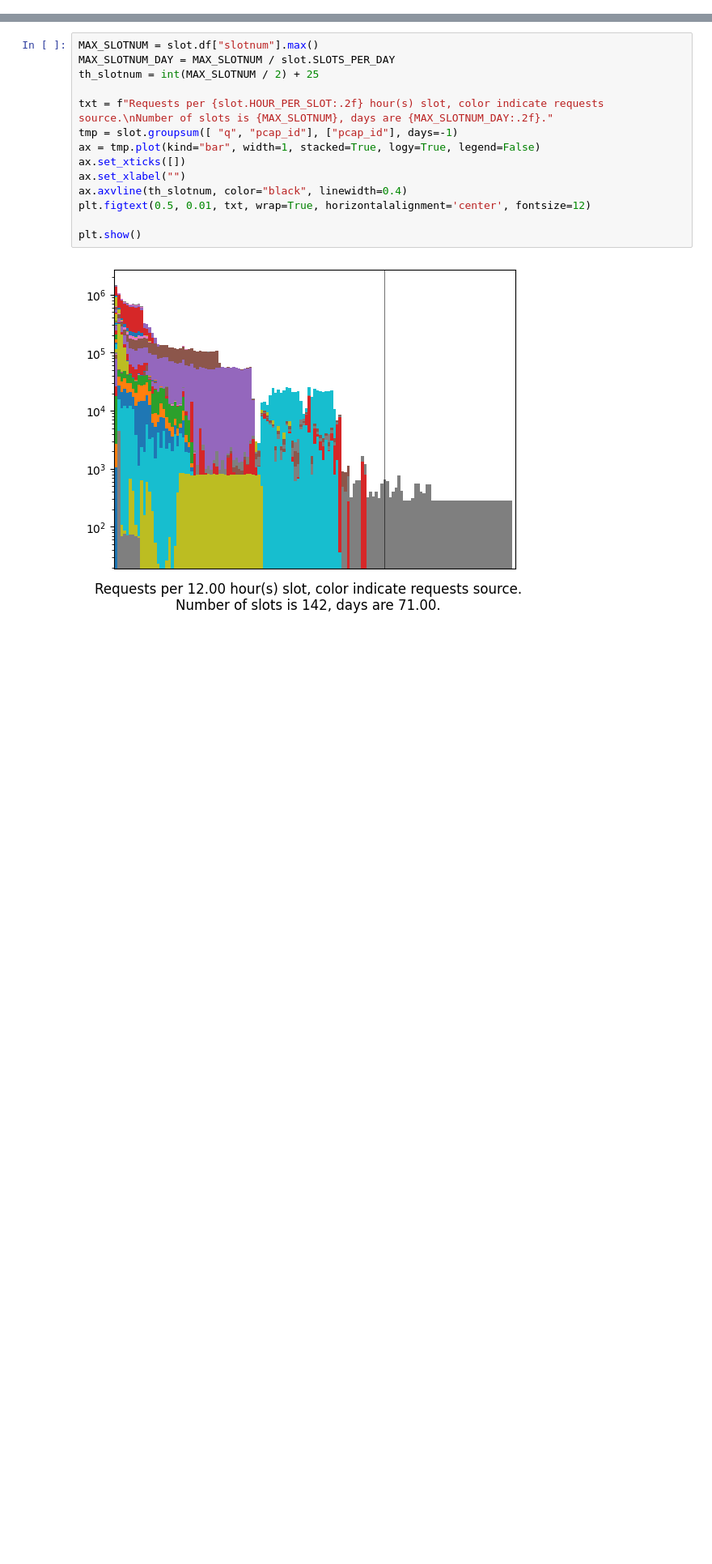
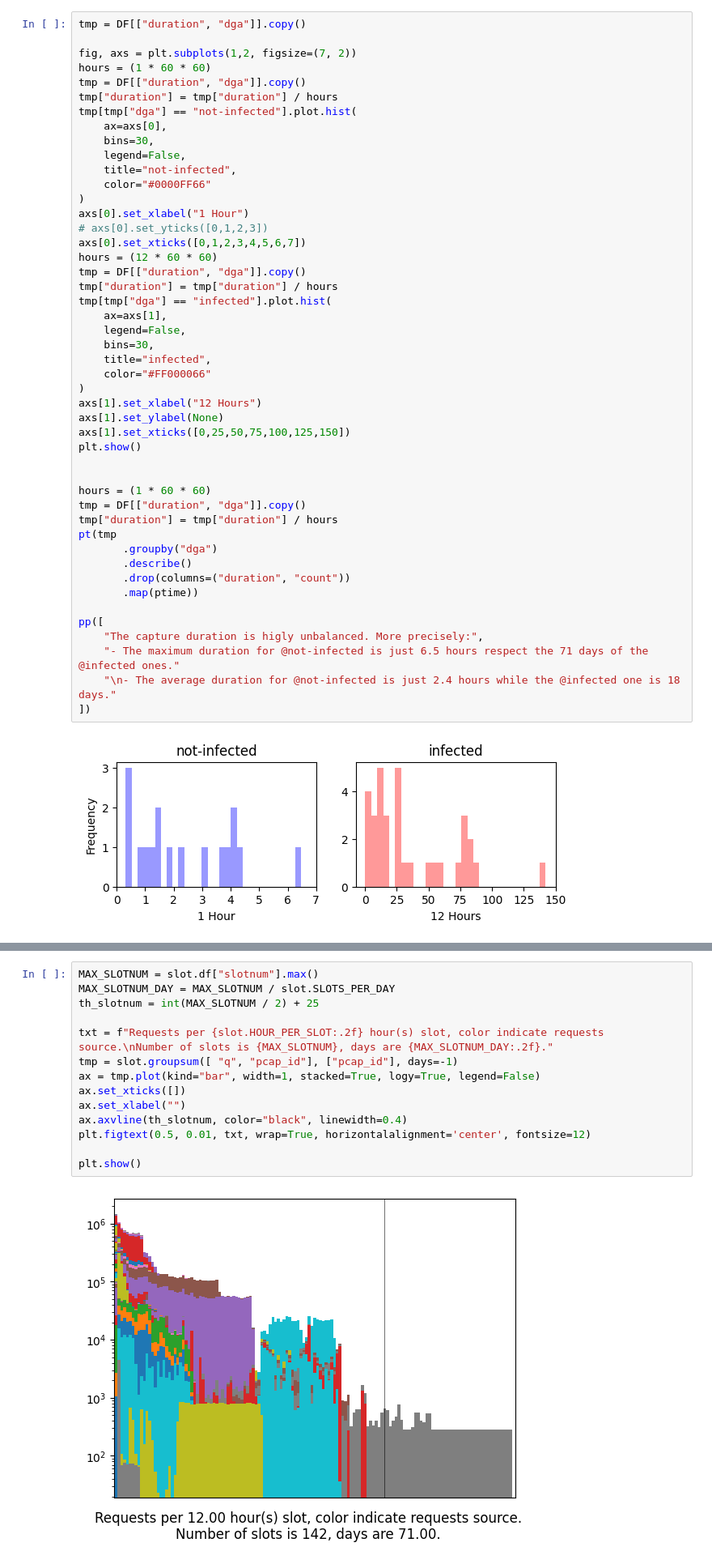
Before and after one commit to princio/dga-detection-analysis-framework, a Jupyter notebook: ml/windows_time.ipynb, the cells around one changed output, grey strips where cells are left out. Shown: that part at 81% size. Drawn from its saved outputs; the diff is of its cells as text; blank space fills up the shorter version.

```diff
--- a/ml/windows_time.ipynb
+++ b/ml/windows_time.ipynb
@@ -84,0 +238,49 @@ Further advantages are:
+# %%
+tmp = DF[["duration", "dga"]].copy()
+
+fig, axs = plt.subplots(1,2, figsize=(7, 2))
+hours = (1 * 60 * 60)
+tmp = DF[["duration", "dga"]].copy()
+tmp["duration"] = tmp["duration"] / hours
+tmp[tmp["dga"] == "not-infected"].plot.hist(
+    ax=axs[0],
+    bins=30,
+    legend=False,
+    title="not-infected",
+    color="#0000FF66"
+)
+axs[0].set_xlabel("1 Hour")
+# axs[0].set_yticks([0,1,2,3])
+axs[0].set_xticks([0,1,2,3,4,5,6,7])
+hours = (12 * 60 * 60)
+tmp = DF[["duration", "dga"]].copy()
+tmp["duration"] = tmp["duration"] / hours
+tmp[tmp["dga"] == "infected"].plot.hist(
+    ax=axs[1],
+    legend=False,
+    bins=30,
+    title="infected",
+    color="#FF000066"
+)
+axs[1].set_xlabel("12 Hours")
+axs[1].set_ylabel(None)
+axs[1].set_xticks([0,25,50,75,100,125,150])
+plt.show()
+
+
+hours = (1 * 60 * 60)
+tmp = DF[["duration", "dga"]].copy()
+tmp["duration"] = tmp["duration"] / hours
+pt(tmp
+       .groupby("dga")
+       .describe()
+       .drop(columns=("duration", "count"))
+       .map(ptime))
+
+pp([
+    "The capture duration is higly unbalanced. More precisely:",
+    "- The maximum duration for @not-infected is just 6.5 hours respect the 71 days of the @infected ones."
+    "\n- The average duration for @not-infected is just 2.4 hours while the @infected one is 18 days."
+])
+# %% [output]
+[figure, added]
```
Also changed, not shown: parts of 9 cells of this notebook.
